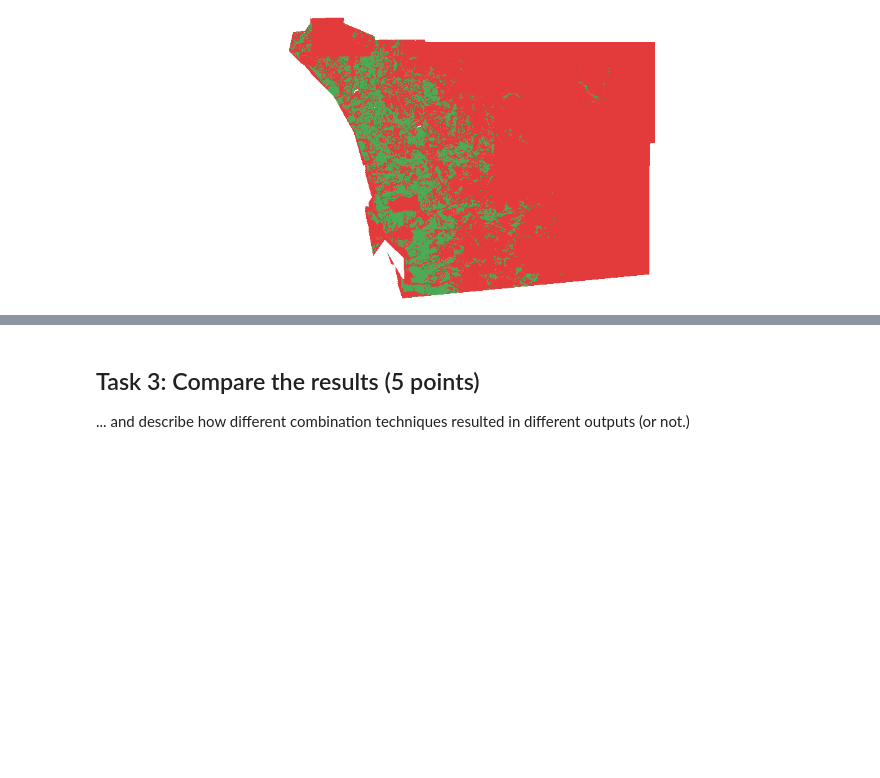
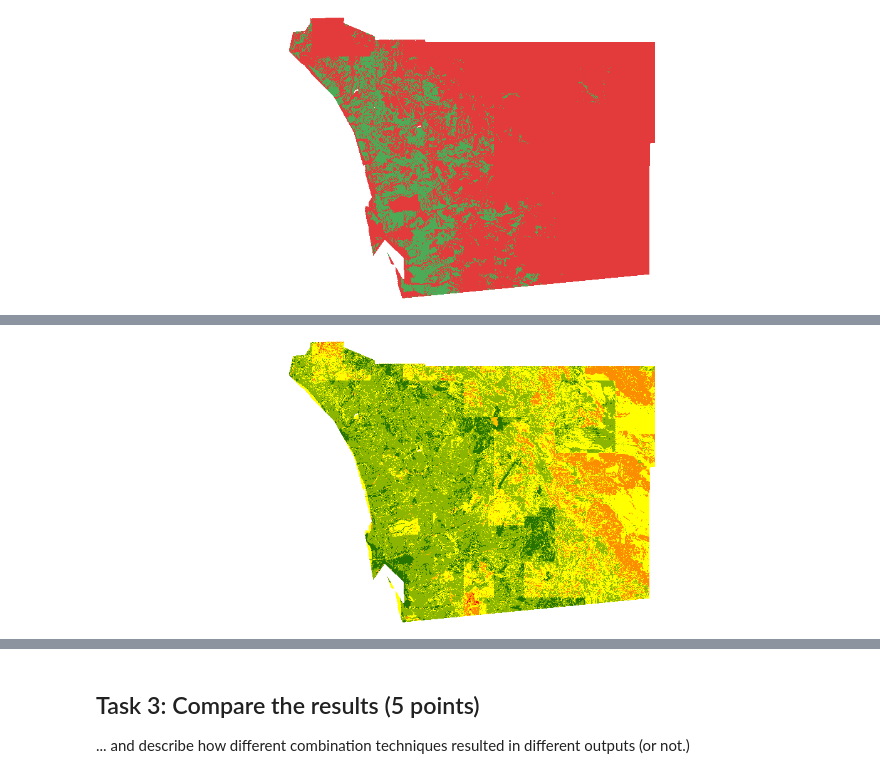
Before and after one commit to kev374k/dsc170_mp4, a Jupyter notebook: MP4.ipynb, the cells around one changed output, grey strips where cells are left out. Cells and saved outputs as stored; diff of their text form; code cells hidden in the pictures; blank space fills up the shorter version.

```diff
--- a/MP4.ipynb
+++ b/MP4.ipynb
@@ -397,0 +465,13 @@ colormap(res_out4, colormap=clrmap2)
+# %%
+
+
+res_norm = remap(
+    raster=result2,
+    input_ranges=[0,1, 1,2, 2,3, 3,4, 4,5],
+    output_values=[9, 7, 5, 3, 1],
+    astype="U8",
+)
+
+colormap(res_norm, colormap = clrmap9)
+# %% [output]
+[figure, added]
```
Also changed, not shown: parts of 19 cells of this notebook.
